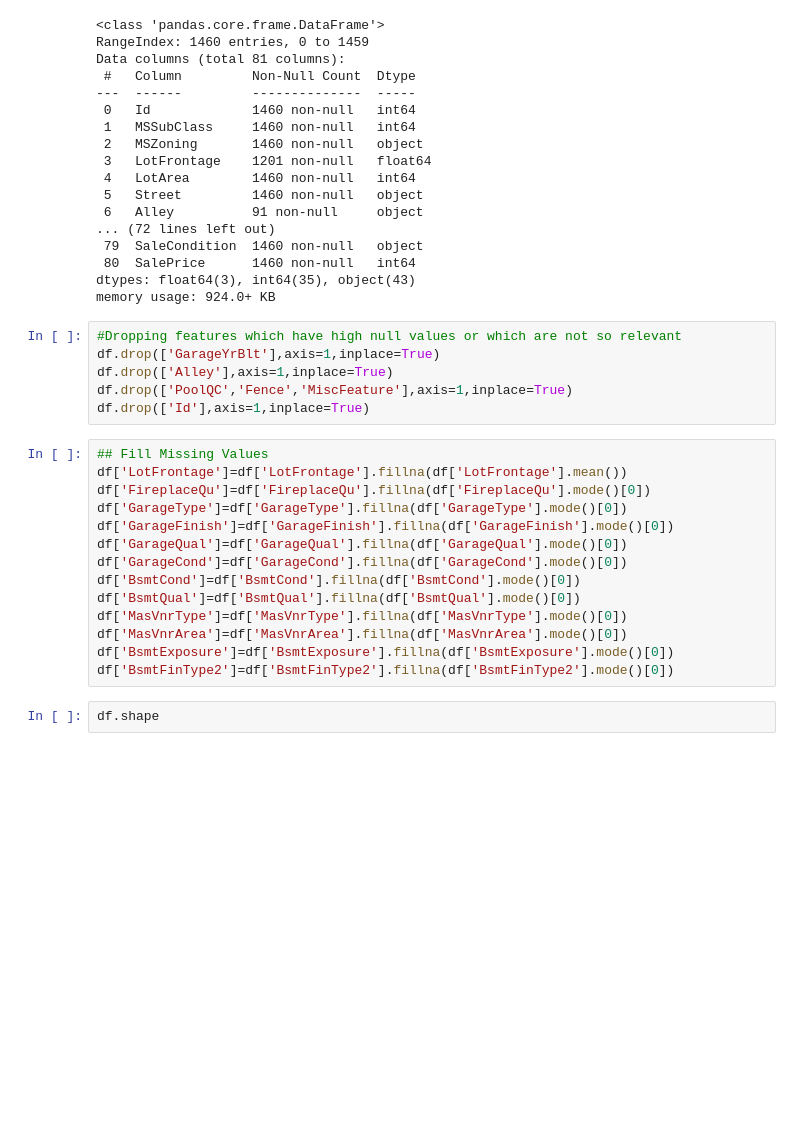
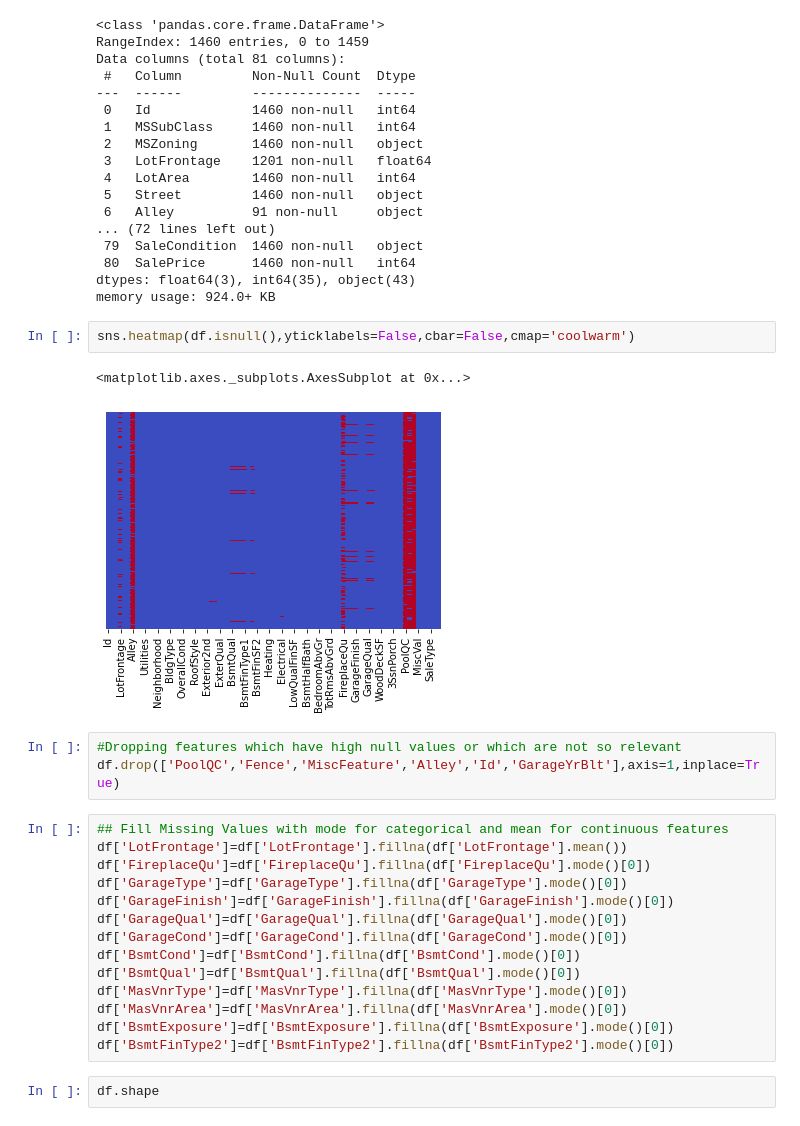
Before and after one commit to Yash4850/DataScience, a Jupyter notebook: House price Prediction/House Price Prediction.ipynb, the cells around one changed output. Drawn from its saved outputs; the diff is of its cells as text; blank space fills up the shorter version.

```diff
--- a/House price Prediction/House Price Prediction.ipynb
+++ b/House price Prediction/House Price Prediction.ipynb
@@ -58,14 +58,16 @@ Data columns (total 81 columns):
  80  SalePrice      1460 non-null   int64
 dtypes: float64(3), int64(35), object(43)
 memory usage: 924.0+ KB
+# %%
+sns.heatmap(df.isnull(),yticklabels=False,cbar=False,cmap='coolwarm')
+# %% [output]
+<matplotlib.axes._subplots.AxesSubplot at 0x...>
+[figure, added]
 # %%
 #Dropping features which have high null values or which are not so relevant
-df.drop(['GarageYrBlt'],axis=1,inplace=True)
-df.drop(['Alley'],axis=1,inplace=True)
-df.drop(['PoolQC','Fence','MiscFeature'],axis=1,inplace=True)
-df.drop(['Id'],axis=1,inplace=True)
+df.drop(['PoolQC','Fence','MiscFeature','Alley','Id','GarageYrBlt'],axis=1,inplace=True)
 # %%
-## Fill Missing Values
+## Fill Missing Values with mode for categorical and mean for continuous features
 df['LotFrontage']=df['LotFrontage'].fillna(df['LotFrontage'].mean())
 df['FireplaceQu']=df['FireplaceQu'].fillna(df['FireplaceQu'].mode()[0])
 df['GarageType']=df['GarageType'].fillna(df['GarageType'].mode()[0])
```
Also changed, not shown: parts of 40 cells of this notebook, 4 other files.
